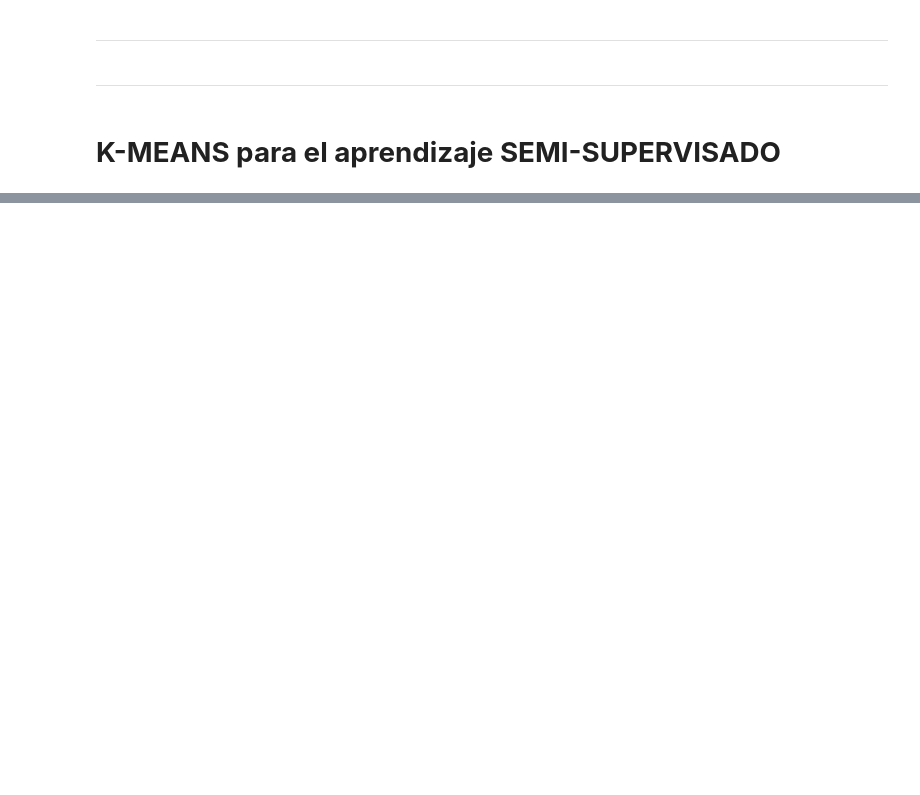
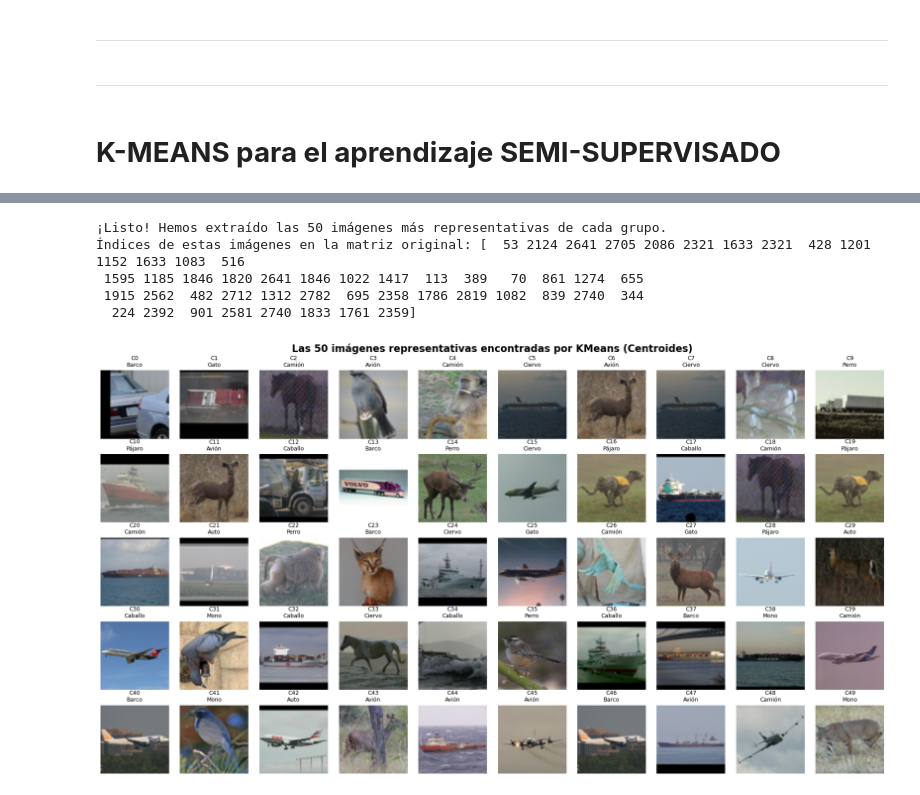
Before and after one commit to Richi-20/IA-Richard-Chavez, a Jupyter notebook: Laboratorios/Lab07/lab07_richard.ipynb, the cells around one changed output, grey strips where cells are left out. Saved outputs shown, nothing was run; the diff lists cells and outputs as text; code cells hidden in the pictures; blank space fills up the shorter version.

```diff
--- a/Laboratorios/Lab07/lab07_richard.ipynb
+++ b/Laboratorios/Lab07/lab07_richard.ipynb
@@ -507,0 +477,10 @@ FileNotFoundError: [WinError 3] El sistema no puede encontrar la ruta especifica
+# %%
+# Ruta de la carpeta TRAIN (donde están tus imágenes sueltas)
+CARPETA_ENTRENAMIENTO = 'C:/Users/RICHARD/Desktop/Aplicaiones de uso/Archivos Z/IA-Richard-Chavez/datasets/train_images'
+
+# Ruta de la carpeta TEST (donde evaluarás al final)
+CARPETA_PRUEBA = 'C:/Users/RICHARD/Desktop/Aplicaiones de uso/Archivos Z/IA-Richard-Chavez/datasets/test_images'
+
+# Verificar que las carpetas existen en tu Windows
+print('¿Existe carpeta train?:', os.path.exists(CARPETA_ENTRENAMIENTO))
+print('¿Existe carpeta test? :', os.path.exists(CARPETA_PRUEBA))
@@ -507,0 +639,43 @@ FileNotFoundError: [WinError 3] El sistema no puede encontrar la ruta especifica
+# %%
+# Buscamos el índice de la imagen que está más cerca del centro de cada clúster
+# np.argmin encuentra la distancia mínima en la matriz de distancias
+indices_imagenes_representativas = np.argmin(X_digits_dist, axis=0)
+
+# Extraemos los píxeles planos de esas 50 imágenes representativas
+X_representative_images = X_train[indices_imagenes_representativas]
+
+# Extraemos las etiquetas de control reales correspondientes a esas imágenes
+# En un entorno real, tú escribirías estas 50 etiquetas a mano mirando las fotos
+y_representative_images = y_train[indices_imagenes_representativas]
+
+print(f"¡Listo! Hemos extraído las {len(X_representative_images)} imágenes más representativas de cada grupo.")
+print("Índices de estas imágenes en la matriz original:", indices_imagenes_representativas)
+# %% [output]
+¡Listo! Hemos extraído las 50 imágenes más representativas de cada grupo.
+Índices de estas imágenes en la matriz original: [  53 2124 2641 2705 2086 2321 1633 2321  428 1201 1152 1633 1083  516
+ 1595 1185 1846 1820 2641 1846 1022 1417  113  389   70  861 1274  655
+ 1915 2562  482 2712 1312 2782  695 2358 1786 2819 1082  839 2740  344
+  224 2392  901 2581 2740 1833 1761 2359]
+# %%
+# Creamos un lienzo grande para acomodar las 50 fotos (5 filas x 10 columnas)
+plt.figure(figsize=(18, 10))
+
+for index, image_flattened in enumerate(X_representative_images):
+    # Creamos la subgráfica correspondiente
+    plt.subplot(5, 10, index + 1)
+
+    # Reconstruimos los píxeles a su forma 3D (64, 64, 3) para visualizarlos
+    imagen_rgb = image_flattened.reshape(64, 64, 3)
+    plt.imshow(imagen_rgb)
+
+    # Extraemos la etiqueta real de control para ver qué objeto es
+    clase_real = CLASES[y_representative_images[index]]
+    plt.title(f"C{index}\n{TRADUCCION[clase_real]}", fontsize=9)
+
+    plt.axis('off')
+
+plt.suptitle("Las 50 imágenes representativas encontradas por KMeans (Centroides)", fontsize=16, weight='bold')
+plt.tight_layout()
+plt.show()
+# %% [output]
+[figure, added]
```
Also changed, not shown: parts of 34 cells of this notebook, 5 other files.
